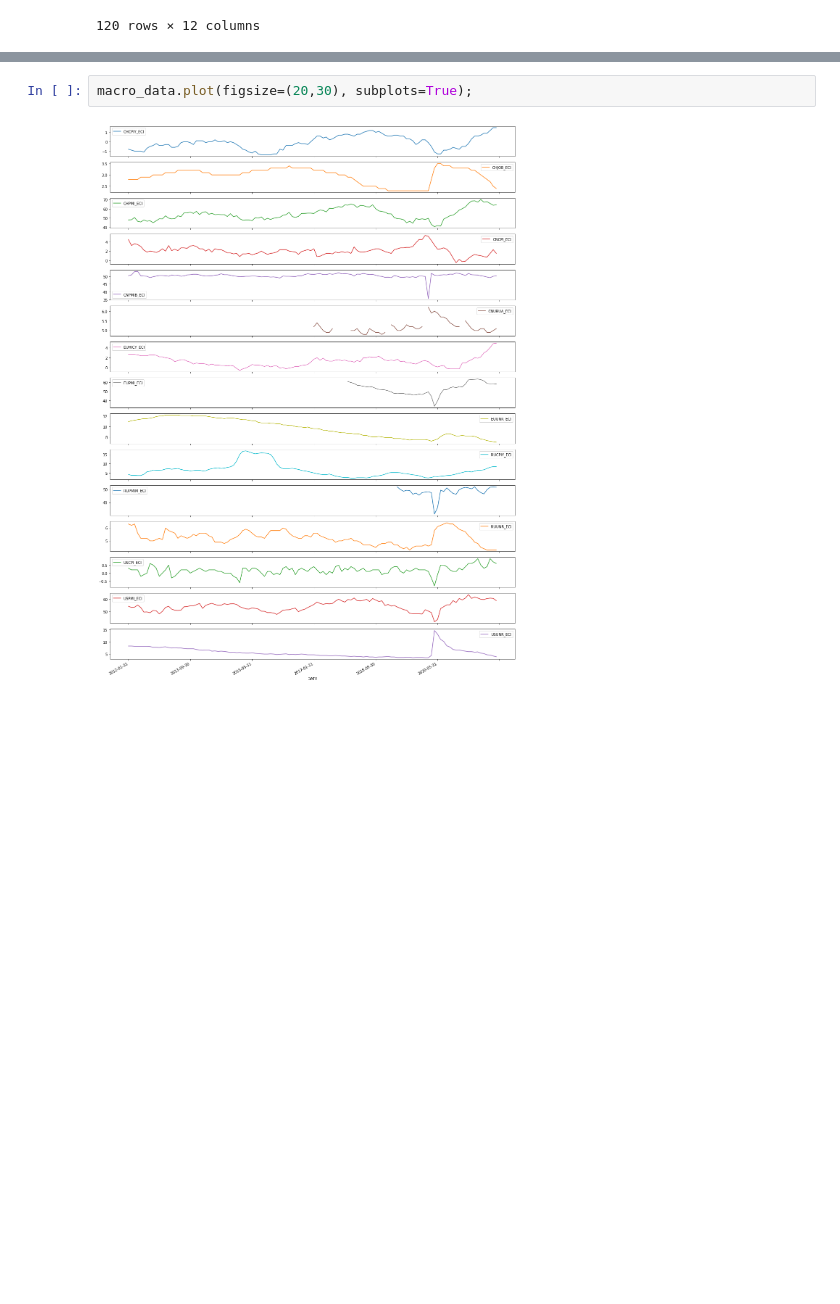
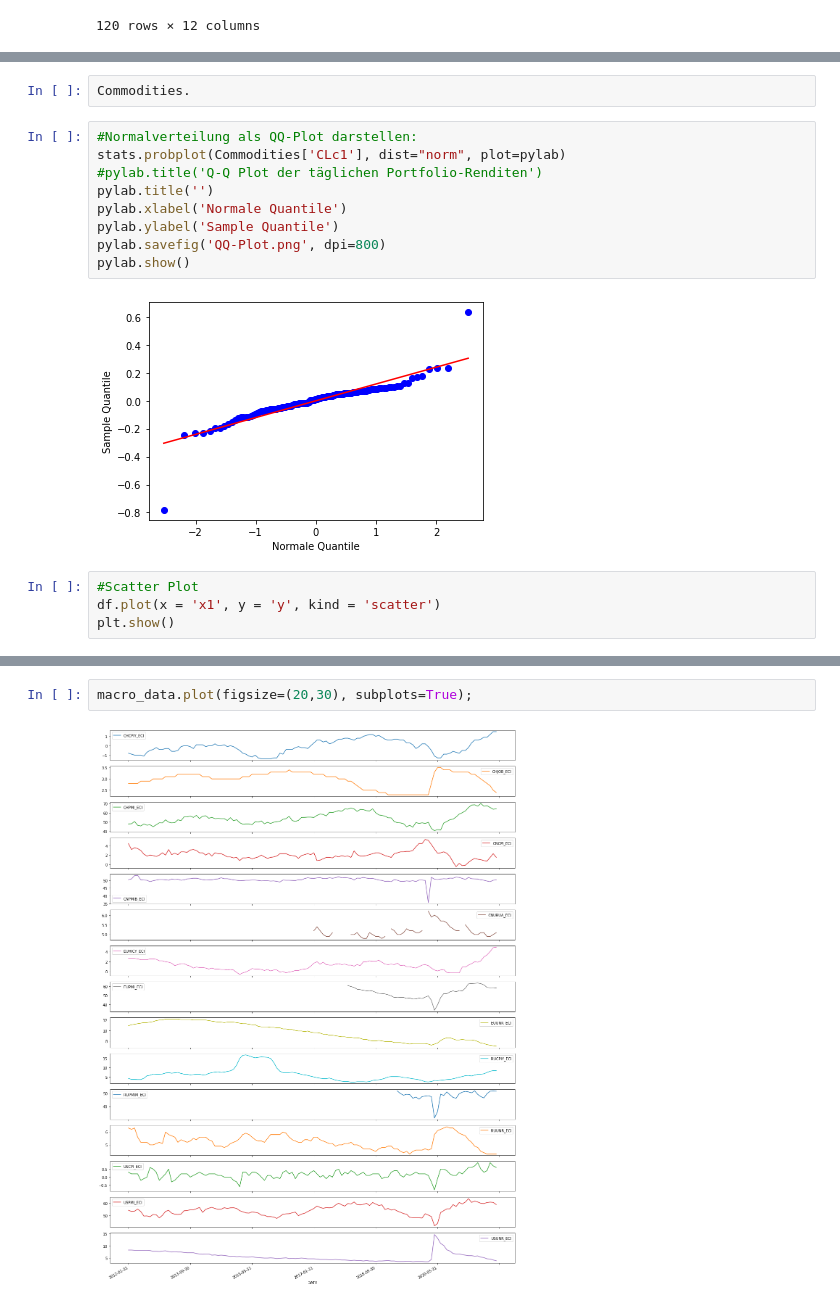
Before and after one commit to Liomat97/AQM, a Jupyter notebook: AQM_Analyse.ipynb, the cells around one changed output, grey strips where cells are left out. Saved outputs shown, nothing was run; the diff lists cells and outputs as text; blank space fills up the shorter version.

```diff
--- a/AQM_Analyse.ipynb
+++ b/AQM_Analyse.ipynb
@@ -152,0 +152,17 @@ Commodities.describe()
+# %%
+Commodities.
+# %%
+#Normalverteilung als QQ-Plot darstellen:
+stats.probplot(Commodities['CLc1'], dist="norm", plot=pylab)
+#pylab.title('Q-Q Plot der täglichen Portfolio-Renditen')
+pylab.title('')
+pylab.xlabel('Normale Quantile')
+pylab.ylabel('Sample Quantile')
+pylab.savefig('QQ-Plot.png', dpi=800)
+pylab.show()
+# %% [output]
+[figure, added]
+# %%
+#Scatter Plot
+df.plot(x = 'x1', y = 'y', kind = 'scatter')
+plt.show()
```
Also changed, not shown: parts of 11 cells of this notebook, 5 other files.
